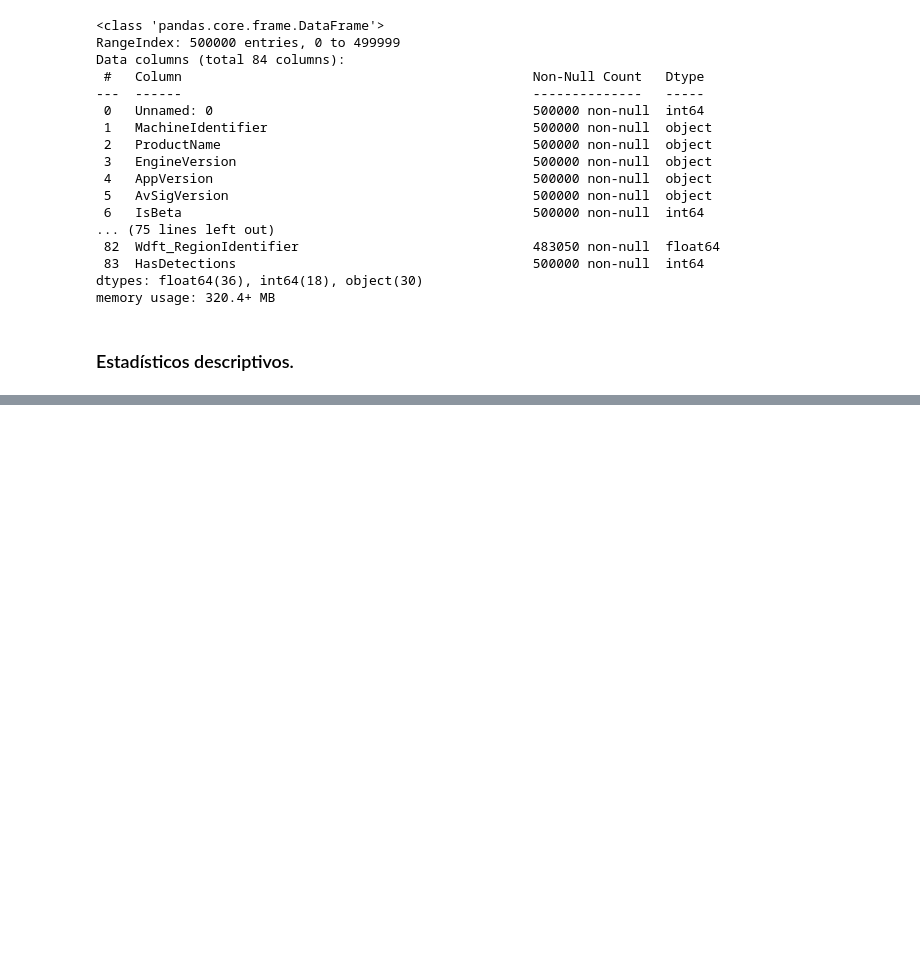
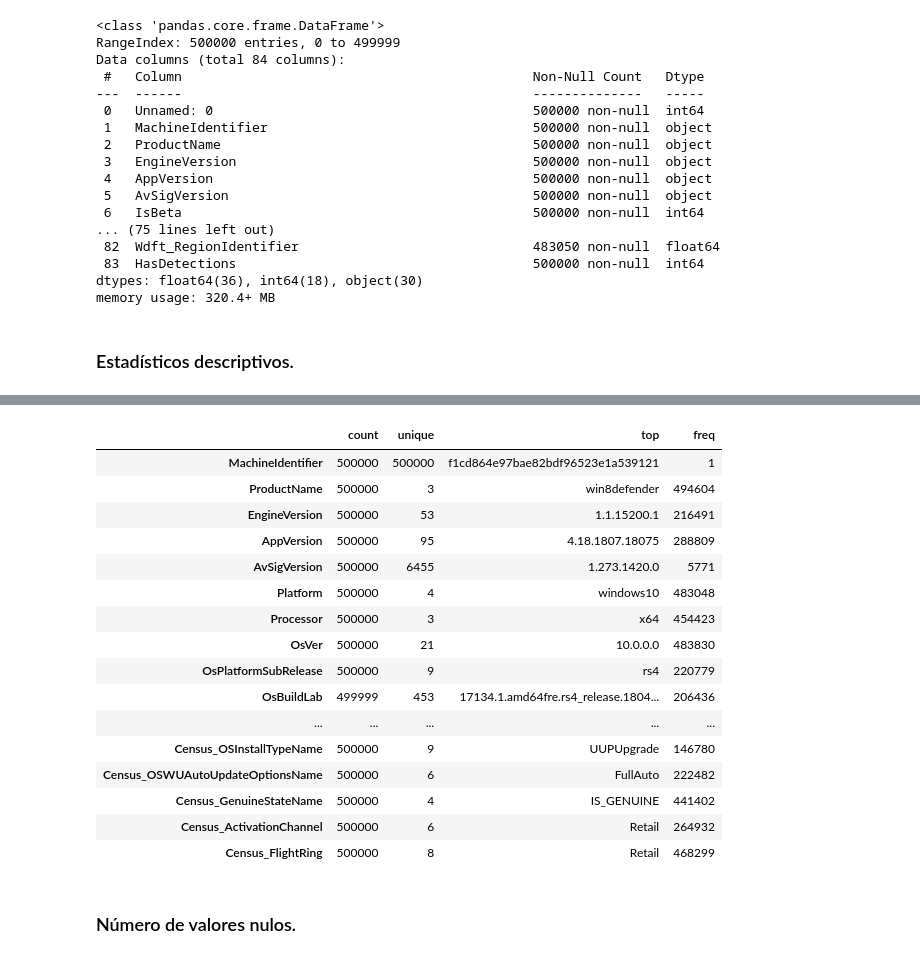
Before and after one commit to Orlan-138/Entregable_MMP, a Jupyter notebook: 0224_SupML_Grupo7.ipynb, the cells around one changed output, grey strips where cells are left out. Saved outputs shown, nothing was run; the diff lists cells and outputs as text; code cells hidden in the pictures; blank space fills up the shorter version.

```diff
--- a/0224_SupML_Grupo7.ipynb
+++ b/0224_SupML_Grupo7.ipynb
@@ -16,6 +16,8 @@ import matplotlib.pyplot as plt
 import seaborn as sns
 
 plt.style.use('ggplot')
+pd.set_option('display.max_rows', 500)
+pd.options.display.float_format = '{:,.2f}'.format
 
 from sklearn import preprocessing
 # %% [markdown]
@@ -232,0 +195,22 @@ Name: proportion, dtype: float64
+# %%
+df_mmp.describe(include=['object']).T
+# %% [output]
+|  | count | unique | top | freq |
+| MachineIdentifier | 500000 | 500000 | f1cd864e97bae82bdf96523e1a539121 | 1 |
+| ProductName | 500000 | 3 | win8defender | 494604 |
+| EngineVersion | 500000 | 53 | 1.1.15200.1 | 216491 |
+| AppVersion | 500000 | 95 | 4.18.1807.18075 | 288809 |
+| AvSigVersion | 500000 | 6455 | 1.273.1420.0 | 5771 |
+| Platform | 500000 | 4 | windows10 | 483048 |
+| Processor | 500000 | 3 | x64 | 454423 |
+| OsVer | 500000 | 21 | 10.0.0.0 | 483830 |
+| OsPlatformSubRelease | 500000 | 9 | rs4 | 220779 |
+| OsBuildLab | 499999 | 453 | 17134.1.amd64fre.rs4_release.1804... | 206436 |
+| ... | ... | ... | ... | ... |
+| Census_OSInstallTypeName | 500000 | 9 | UUPUpgrade | 146780 |
+| Census_OSWUAutoUpdateOptionsName | 500000 | 6 | FullAuto | 222482 |
+| Census_GenuineStateName | 500000 | 4 | IS_GENUINE | 441402 |
+| Census_ActivationChannel | 500000 | 6 | Retail | 264932 |
+| Census_FlightRing | 500000 | 8 | Retail | 468299 |
+# %% [markdown]
+### Número de valores nulos.
```
Also changed, not shown: parts of 11 cells of this notebook, 1 other file.
